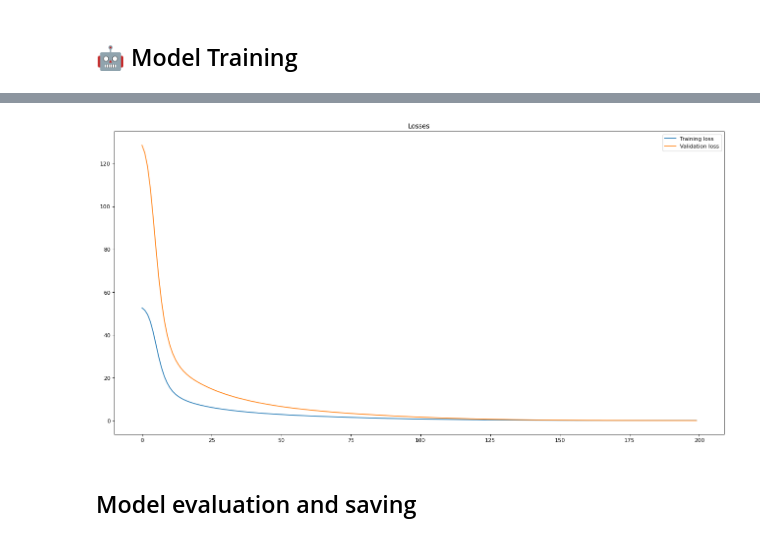
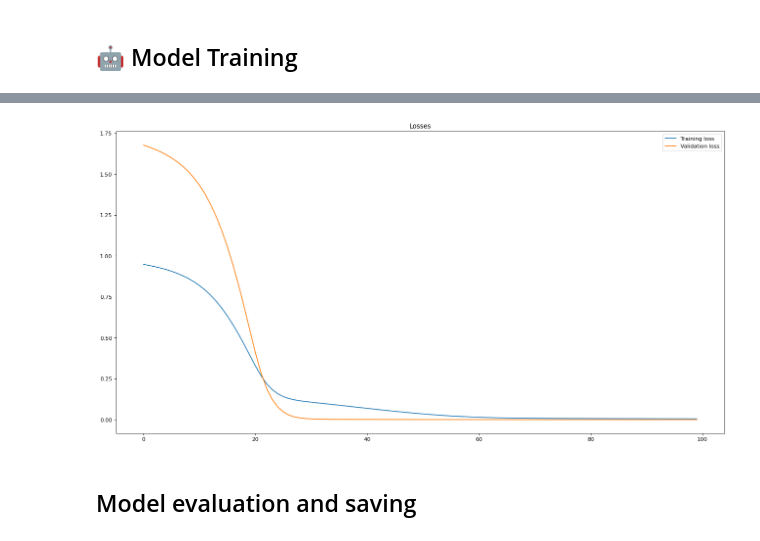
Before and after one commit to NickolayDEV/BitcoinPredictionAutomaton, a Jupyter notebook: modeltrain.ipynb, the cells around one changed output, grey strips where cells are left out. Cells and saved outputs as stored; diff of their text form; code cells hidden in the pictures.

Commit message:
model and edposts have been modified

```diff
--- a/modeltrain.ipynb
+++ b/modeltrain.ipynb
@@ -8,7 +8,7 @@ We perform exploratory data analysis, examine feature correlations, and build a
 # %%
 import pandas as pd
 import numpy as np
-path = 'btc-usd-max.csv'
+path = 'data//raw//btc-usd-max.csv'
 data = pd.read_csv(path, index_col=0)
 # %% [markdown]
 ### Generate summary statistics of the dataset
@@ -105,7 +149,7 @@ def get_scaler(scaler):
     return scalers.get(scaler.lower())()
 scaler = get_scaler('ss')
 
-test_featuresz= [[1724854479045.6724,86960.8555491039],[1730000000000,86000]]
+test_featuresz= [[1724854479045.6724,1.004294e+10,86960.8555491039],[1730000000000,1.004294e+10,86000]]
 test_targetsz= np.array([85000,87000]).reshape(-1,1)
 
 X_train_ = scaler.fit_transform(X_train)
@@ -114,14 +158,14 @@ X_val_ = scaler.transform(X_val)
 test_featuresz= scaler.transform(test_featuresz)
 
 import joblib
-joblib.dump(scaler, 'scaler.joblib')
-
+joblib.dump(scaler, 'artifacts/scaler.joblib')
+target_scaler=get_scaler('ss')
 plt.scatter(test_featuresz[:,0],test_featuresz[:,1])
 plt.scatter(X_test_[:,0],X_test_[:,1])
-y_train_ = scaler.fit_transform(y_train)
-y_val_ = scaler.transform(y_val)
-y_test_ = scaler.transform(y_test)
-test_targetsz=scaler.transform(test_targetsz)
+y_train_ = target_scaler.fit_transform(y_train)
+y_val_ = target_scaler.transform(y_val)
+y_test_ = target_scaler.transform(y_test)
+test_targetsz=target_scaler.transform(test_targetsz)
 import joblib
-joblib.dump(scaler, 'target_scaler.joblib')
+joblib.dump(target_scaler, 'artifacts/target_scaler.joblib')
 # %% [output]
@@ -294,41 +348,55 @@ class Optimization:
         plt.show()
         plt.close()
 # %%
+import torch
+import torch.nn as nn
 import torch.optim as optim
+from torch.optim.lr_scheduler import ReduceLROnPlateau
 from datetime import datetime
+
 device = "cuda" if torch.cuda.is_available() else "cpu"
-print(device)
+print(f"Using device: {device}")
+
+# Параметры модели
 input_dim = len(X_train.columns)
 output_dim = 1
 hidden_dim = 512
 layer_dim = 2
+dropout = 0.3
 batch_size = 64
-dropout = 0.3
-n_epochs = 200
-learning_rate = 5e-5
+n_epochs = 100
+learning_rate = 1e-5
 weight_decay = 1e-4
 
-model_params = {'input_dim': input_dim,
-                'hidden_dim' : hidden_dim,
-                'layer_dim' : layer_dim,
-                'output_dim' : output_dim,
-                'dropout_prob' : dropout,
-                'device' : device}
+# Создание модели
+model_params = {
+    'input_dim': input_dim,
+    'hidden_dim': hidden_dim,
+    'layer_dim': layer_dim,
+    'output_dim': output_dim,
+    'dropout_prob': dropout,
+    'device': device
+}
 
-model = get_model('lstm', model_params)
-model.to(device)
-loss_fn = nn.MSELoss(reduction="mean")
-optimizer = optim.Adam(model.parameters(), lr=learning_rate, weight_decay=weight_decay)
+model = get_model('lstm', model_params).to(device)
 
+# Функция потерь и оптимизатор
+loss_fn = nn.SmoothL1Loss()
+optimizer = optim.AdamW(model.parameters(), lr=learning_rate, weight_decay=weight_decay)
 
-opt = Optimization(model=model, loss_fn=loss_fn, optimizer=optimizer)
+# Добавляем scheduler
+scheduler = ReduceLROnPlateau(optimizer, mode='min', factor=0.5, patience=5, verbose=True)
+
+# Обучение
+opt = Optimization(model=model, loss_fn=loss_fn, optimizer=optimizer, scheduler=scheduler)
 
 opt.train(train_loader, val_loader, batch_size=batch_size, n_epochs=n_epochs, n_features=input_dim)
 opt.plot_losses()
 
+# Оценка
 predictions, values = opt.evaluate(
     test_loader_one,
-    batch_size=64,
+    batch_size=batch_size,
     n_features=input_dim
 )
 # %% [output]
@@ -352,4 +421,4 @@ cuda
-[figure, old version]
+[figure, new version]
 # %% [markdown]
 ## Model evaluation and saving
 # %%
```
Also changed, not shown: parts of 21 cells of this notebook, 8 other files.
